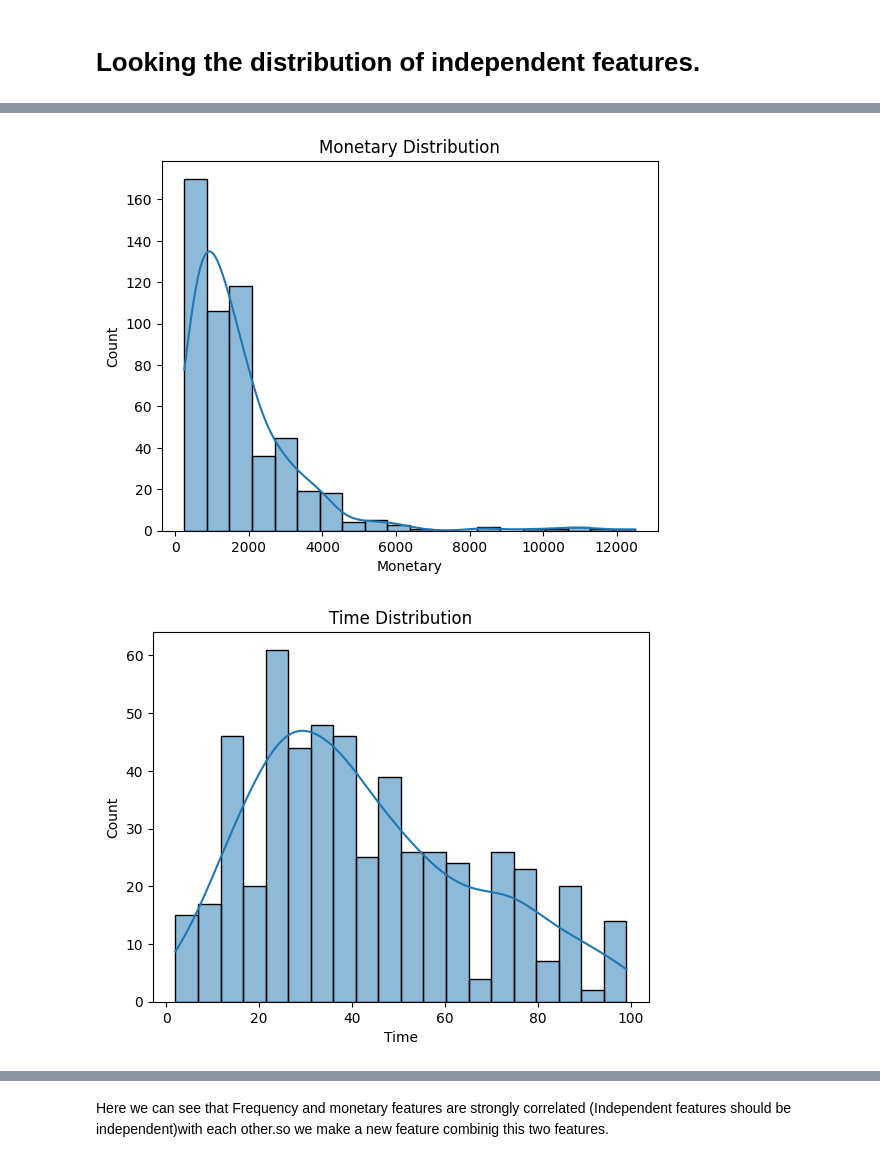
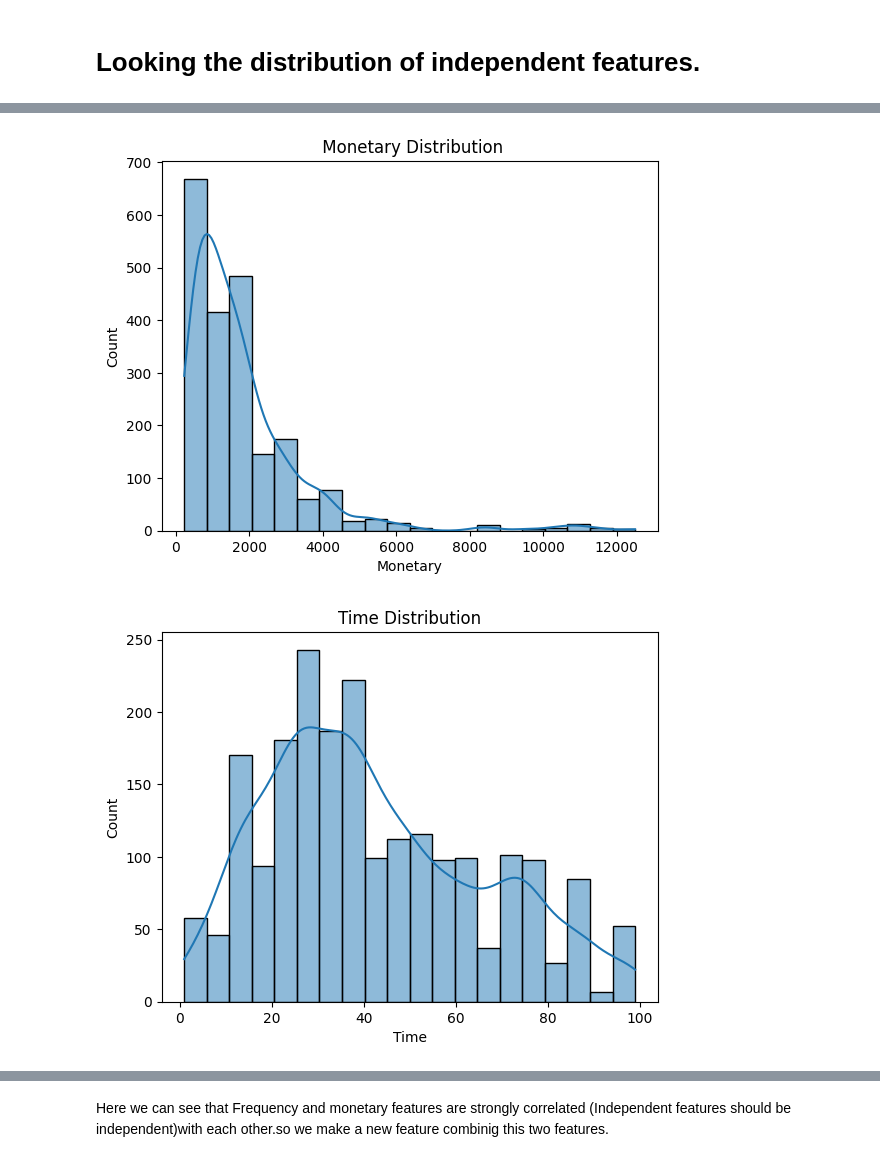
Before and after one commit to Amitkumardas123/Personalized-Healthcare-Recommendations, a Jupyter notebook: Personalized_Healthcare_Recommendations.ipynb, the cells around one changed output, grey strips where cells are left out. Cells and saved outputs as stored; diff of their text form; code cells hidden in the pictures.

```diff
--- a/Personalized_Healthcare_Recommendations.ipynb
+++ b/Personalized_Healthcare_Recommendations.ipynb
@@ -192,4 +265,4 @@ memory usage: 25.0 KB
 **Our Target Variable is in integer format so we need to convert into categorical format.**
 # %%
 # Ensure the 'Class' column is treated as a categorical variable
-Data['Class'] = Data['Class'].astype('category')
+augmented_df['Class'] = augmented_df['Class'].astype('category')
@@ -243,19 +323,19 @@ Data.describe()
 # %%
 # Distribution of key features
 
-sns.histplot(Data['Recency'], bins=20, kde=True)
+sns.histplot(augmented_df['Recency'], bins=20, kde=True)
 plt.title('Recency Distribution')
 plt.show()
 
-sns.histplot(Data['Frequency'], bins=20, kde=True)
+sns.histplot(augmented_df['Frequency'], bins=20, kde=True)
 plt.title('Frequency Distribution')
 plt.show()
 
-sns.histplot(Data['Monetary'], bins=20, kde=True)
-plt.title('Monetary Distribution')
+sns.histplot(augmented_df['Monetary'], bins=20, kde=True)
+plt.title(' Monetary Distribution')
 plt.show()
 
-sns.histplot(Data['Time'], bins=20, kde=True)
+sns.histplot(augmented_df['Time'], bins=20, kde=True)
 plt.title('Time Distribution')
 plt.show()
 # %% [output]
@@ -264,5 +344,5 @@ plt.show()
-[figure, old version]
+[figure, new version]
-[figure, old version]
+[figure, new version]
 # %%
 # Correlation matrix to see relationships between variables
 
```
Also changed, not shown: parts of 78 cells of this notebook.
